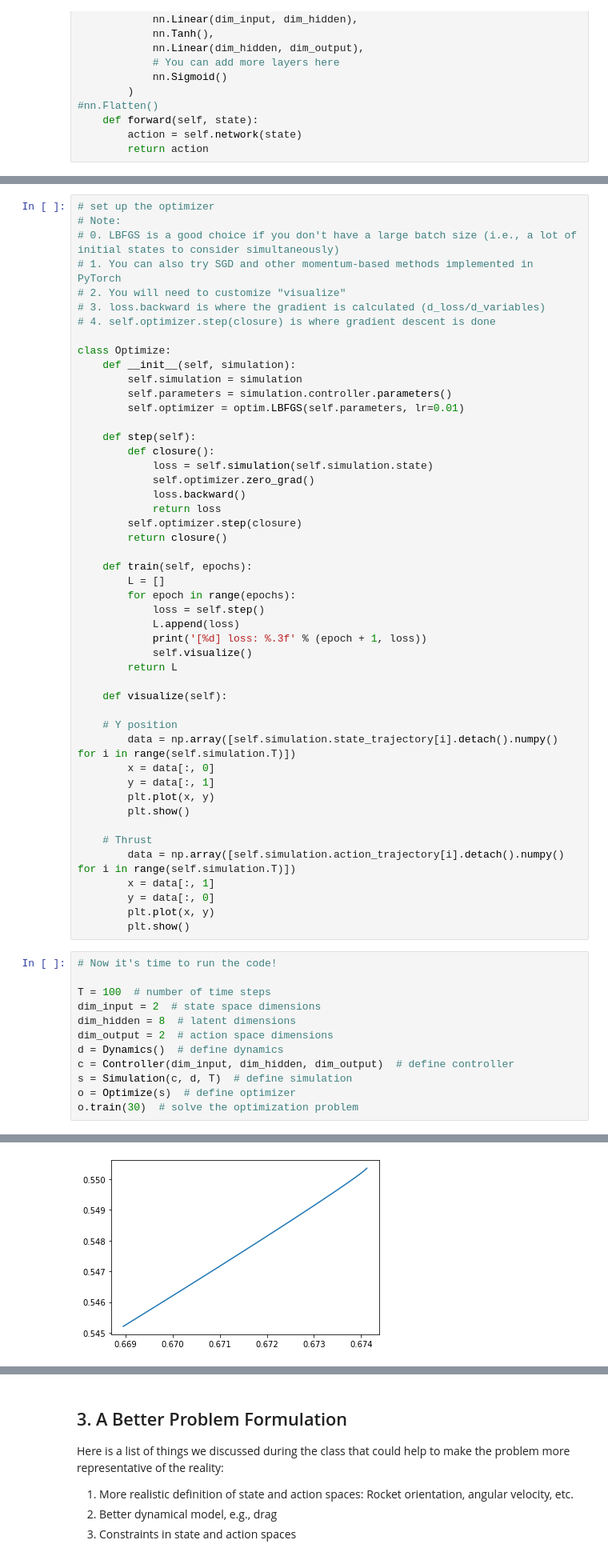
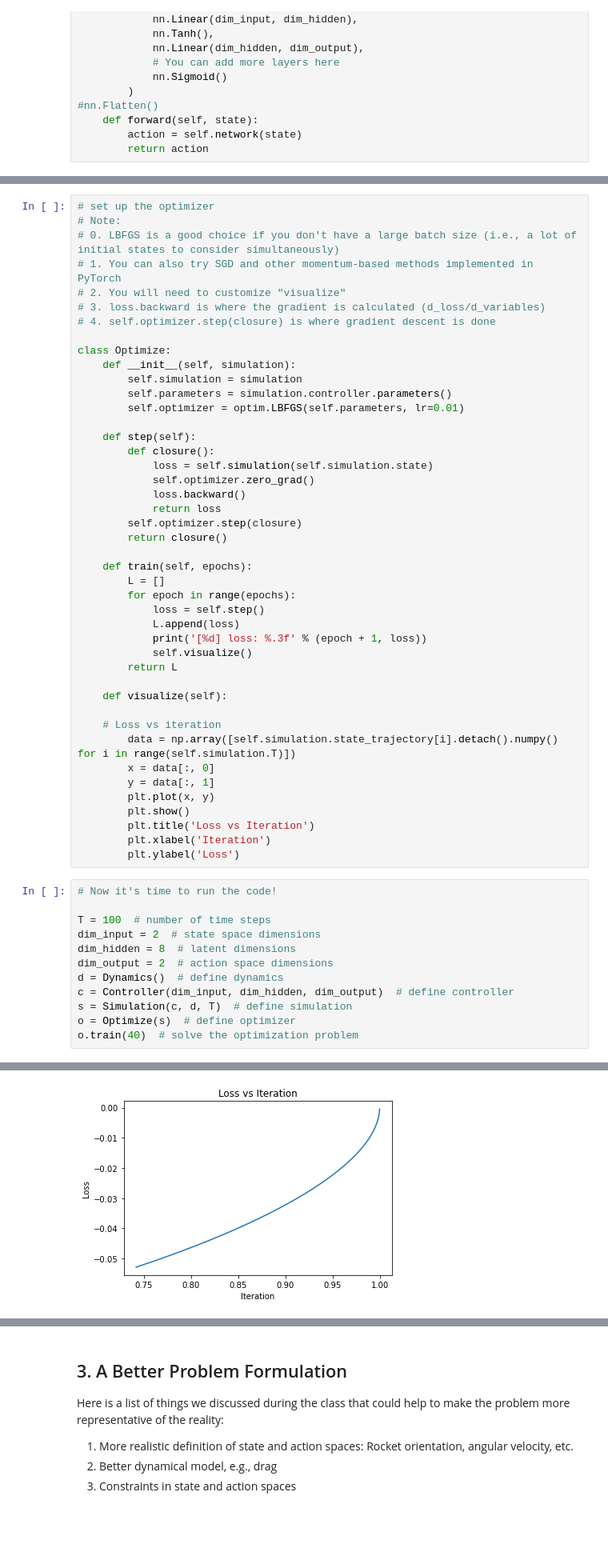
Before and after one commit to bubba2334/MAE-494-Project1, a Jupyter notebook: Project 1.ipynb, the cells around one changed output, grey strips where cells are left out. Shown at 80% size. Cells and saved outputs as stored; diff of their text form; blank space fills up the shorter version.

```diff
--- a/Project 1.ipynb
+++ b/Project 1.ipynb
@@ -221,19 +222,15 @@ class Optimize:
 
     def visualize(self):
 
-    # Y position
+    # Loss vs iteration
         data = np.array([self.simulation.state_trajectory[i].detach().numpy() for i in range(self.simulation.T)])
         x = data[:, 0]
         y = data[:, 1]
         plt.plot(x, y)
         plt.show()
-
-    # Thrust
-        data = np.array([self.simulation.action_trajectory[i].detach().numpy() for i in range(self.simulation.T)])
-        x = data[:, 1]
-        y = data[:, 0]
-        plt.plot(x, y)
-        plt.show()
+        plt.title('Loss vs Iteration')
+        plt.xlabel('Iteration')
+        plt.ylabel('Loss')
 # %%
 # Now it's time to run the code!
 
@@ -245,5 +242,5 @@ d = Dynamics()  # define dynamics
 c = Controller(dim_input, dim_hidden, dim_output)  # define controller
 s = Simulation(c, d, T)  # define simulation
 o = Optimize(s)  # define optimizer
-o.train(30)  # solve the optimization problem
+o.train(40)  # solve the optimization problem
 # %% [output]
@@ -252 +250 @@ o.train(30)  # solve the optimization problem
-[figure, old version]
+[figure, new version]
```
Also changed, not shown: parts of 5 cells of this notebook.
